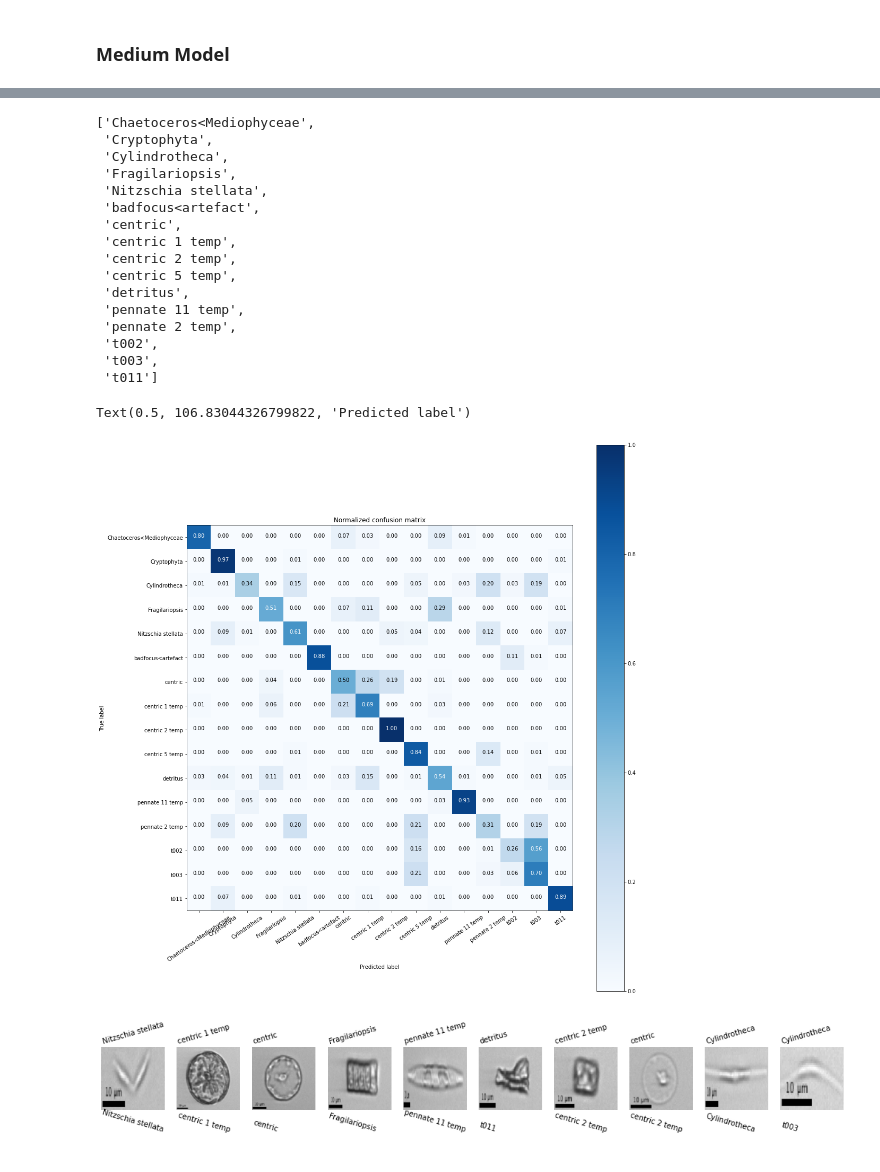
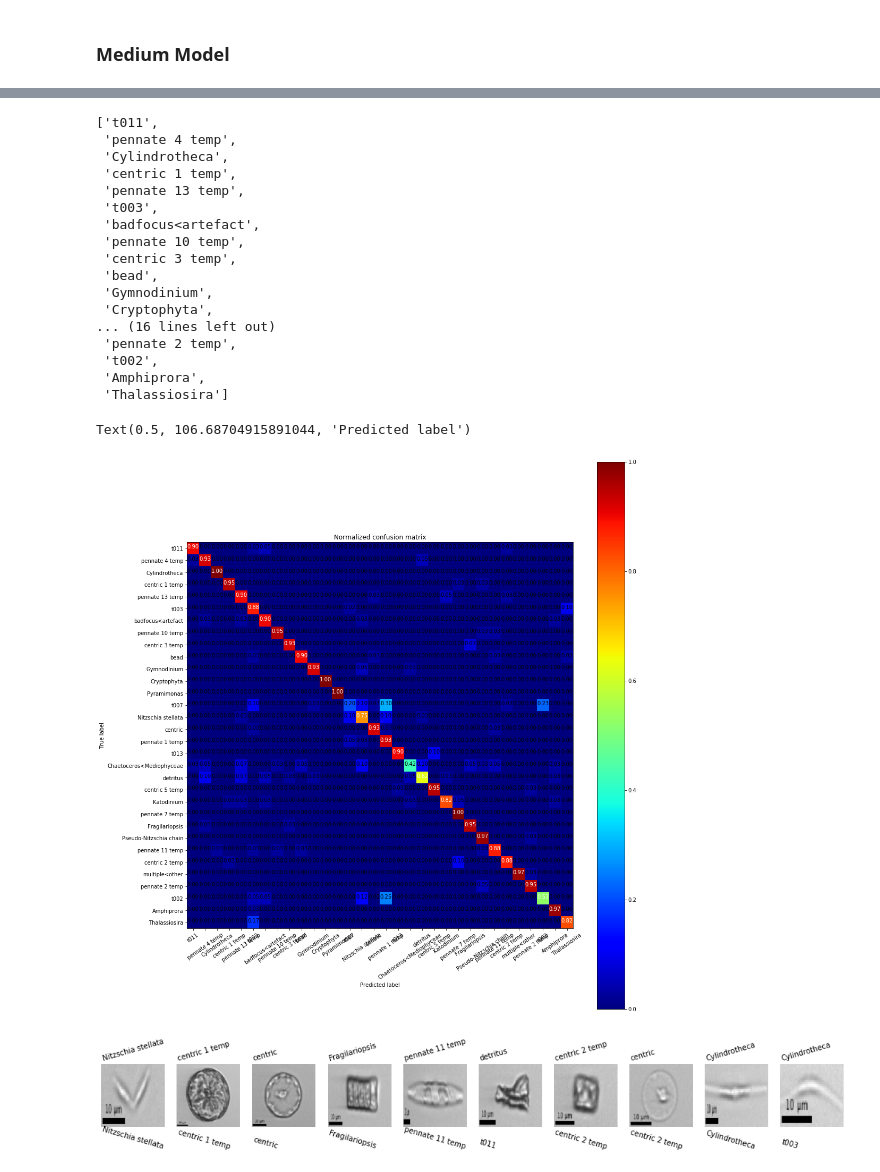
Before and after one commit to patrickcgray/deep_ifcb, a Jupyter notebook: python/Data Exploration.ipynb, the cells around one changed output, grey strips where cells are left out. Drawn from its saved outputs; the diff is of its cells as text; code cells hidden in the pictures.

Commit message:
switched to training on gpu, much faster, testing image aug, also implemented Xception for transfer and fine-tuning byt likely buggy. medium CNN performing very well with light image aug

```diff
--- a/python/Data Exploration.ipynb
+++ b/python/Data Exploration.ipynb
@@ -141,7 +152,10 @@ len(val_img_subset)
 # %% [markdown]
 Only use classes with `min_count` or more samples
 # %%
-min_count = 400
+min_count = 200
+
+val_img_subset = val_subset[val_subset['object_id'].isin(fn_edit)]
+
 
 unique_validated = val_img_subset[val_img_subset.object_annotation_status == 'validated'].groupby('object_annotation_category')['object_id'].nunique()
 
@@ -324,0 +344,8 @@ np.unique(y_train, return_counts=True), np.unique(y_test, return_counts=True)
+# %%
+input_shape = X_train.shape[1:]
+batch_size = 40
+
+epochs = 30
+data_augmentation = True
+
+input_shape
@@ -467,6 +496,22 @@ model.add(Activation('relu'))
 model.add(MaxPooling2D(pool_size=(2, 2)))
 model.add(Dropout(0.25))
 
+model.add(Conv2D(64, (3, 3), padding='same'))
+model.add(Activation('relu'))
+model.add(Conv2D(64, (3, 3)))
+model.add(Activation('relu'))
+model.add(MaxPooling2D(pool_size=(2, 2)))
+model.add(Dropout(0.25))
+
+model.add(Conv2D(64, (3, 3), padding='same'))
+model.add(Activation('relu'))
+model.add(Conv2D(64, (3, 3)))
+model.add(Activation('relu'))
+model.add(MaxPooling2D(pool_size=(2, 2)))
+model.add(Dropout(0.25))
+
+# switch to functional and concat the other features here before the dense layer
+
 model.add(Flatten())
 model.add(Dense(512))
 model.add(Activation('relu'))
@@ -552,0 +660,14 @@ dict_keys(['loss', 'accuracy', 'val_loss', 'val_accuracy'])
+# %%
+fig, ax = plt.subplots(1, 10, figsize=(18, 10))
+
+indices = np.random.randint(len(X_test), size=(10))
+predictions = np.argmax(model.predict(X_test[indices]), axis=1)
+labs = np.argmax(y_test[indices], axis=1)
+
+for i in range(0, 10):
+    ax[i].imshow(X_test[indices[i]].reshape((150, 150)), cmap = 'gray')
+    ax[i].axis('off')
+    ax[i].text(0,-10, id_class_dict[labs[i]], rotation=16)
+
+    ax[i].text(0,200, id_class_dict[predictions[i]],rotation=-16)
+plt.show()
@@ -572,56 +695,57 @@ labs = np.argmax(y_test, axis=1)
 # %%
 list(class_id_dict)
 # %% [output]
-['Chaetoceros<Mediophyceae',
+['t011',
+ 'pennate 4 temp',
+ 'Cylindrotheca',
+ 'centric 1 temp',
+ 'pennate 13 temp',
+ 't003',
+ 'badfocus<artefact',
+ 'pennate 10 temp',
+ 'centric 3 temp',
+ 'bead',
+ 'Gymnodinium',
  'Cryptophyta',
- 'Cylindrotheca',
- 'Fragilariopsis',
- 'Nitzschia stellata',
- 'badfocus<artefact',
- 'centric',
- 'centric 1 temp',
- 'centric 2 temp',
- 'centric 5 temp',
- 'detritus',
- 'pennate 11 temp',
+... (16 lines left out)
  'pennate 2 temp',
  't002',
- 't003',
- 't011']
+ 'Amphiprora',
+ 'Thalassiosira']
 # %%
 from sklearn.metrics import confusion_matrix
 import itertools
 
 Y_val_pred = predictions
 Y_val_real = labs
 cm = confusion_matrix(Y_val_real, Y_val_pred)
 cm = cm.astype('float') / cm.sum(axis = 1)[:, np.newaxis]
 
 # print(cm)
 plt.figure(figsize=(15,15))
 
-plt.imshow(cm, cmap = 'Blues')
+plt.imshow(cm, cmap = 'jet')
 plt.title('Normalized confusion matrix')
 plt.colorbar()
 tick_marks = np.arange(num_classes)
 plt.xticks(tick_marks, list(class_id_dict), rotation=35)
 plt.yticks(tick_marks, list(class_id_dict))
 
 fmt = '.2f'
 thresh = cm.max() / 2.
 for i, j in itertools.product(range(cm.shape[0]), range(cm.shape[1])):
     plt.text(j, i, format(cm[i, j], fmt),
              horizontalalignment="center",
              color="white" if cm[i, j] > thresh else "black")
 
 plt.tight_layout()
 plt.ylabel('True label')
 plt.xlabel('Predicted label')
 #plt.axis('off')
 #plt.grid(b=None, which='major', axis='both')
 # %% [output]
-Text(0.5, 106.83044326799822, 'Predicted label')
+Text(0.5, 106.68704915891044, 'Predicted label')
-[figure, old version]
+[figure, new version]
 # %%
 # TODO gauge model confidence by the predicted class
 # %%
```
Also changed, not shown: parts of 33 cells of this notebook.
